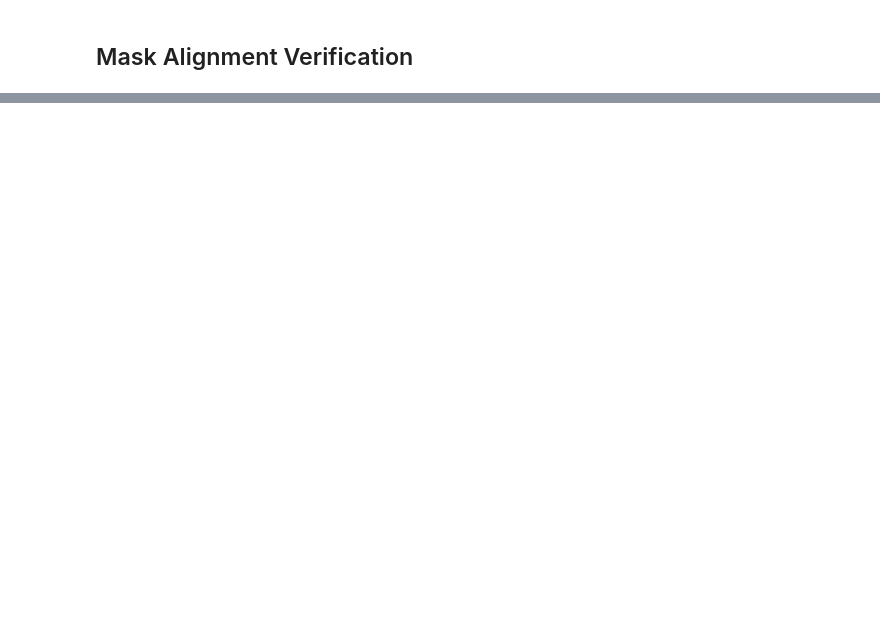
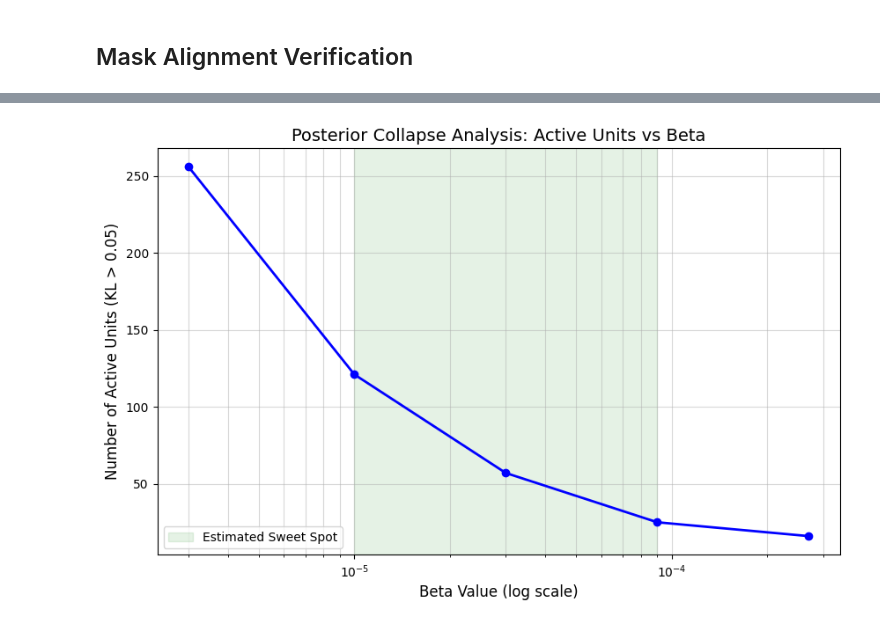
Before and after one commit to figoo210/unsupervised-parkinsons-imaging, a Jupyter notebook: 4.2_beta_scan_vae_training_v2.ipynb, the cells around one changed output, grey strips where cells are left out. Drawn from its saved outputs; the diff is of its cells as text; code cells hidden in the pictures; blank space fills up the shorter version.

```diff
--- a/4.2_beta_scan_vae_training_v2.ipynb
+++ b/4.2_beta_scan_vae_training_v2.ipynb
@@ -616,0 +1101,17 @@ print("\nCheck if mask aligns properly with brain structures (no flipping)")
+# %%
+# --- PLOTTING ---
+plt.figure(figsize=(10, 6))
+plt.plot(kl_results_df['beta'], kl_results_df['active_units'], 'o-', linewidth=2, color='b')
+plt.xscale('log')
+plt.grid(True, which="both", ls="-", alpha=0.5)
+plt.xlabel('Beta Value (log scale)', fontsize=12)
+plt.ylabel(f'Number of Active Units (KL > {0.05})', fontsize=12)
+plt.title(f'Posterior Collapse Analysis: Active Units vs Beta', fontsize=14)
+
+# Highlight the user's estimated optimal range
+plt.axvspan(1e-5, 9e-5, color='green', alpha=0.1, label='Estimated Sweet Spot')
+plt.legend()
+
+plt.show()
+# %% [output]
+[figure, added]
```
Also changed, not shown: parts of 19 cells of this notebook, 1 other file.
